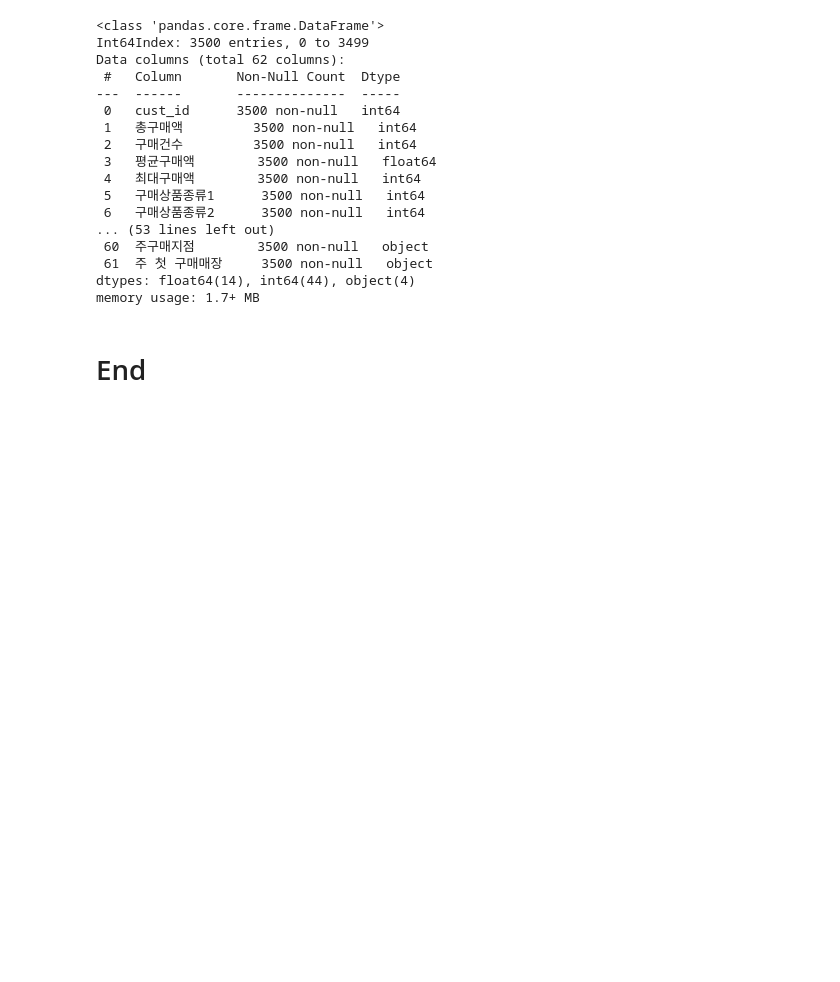
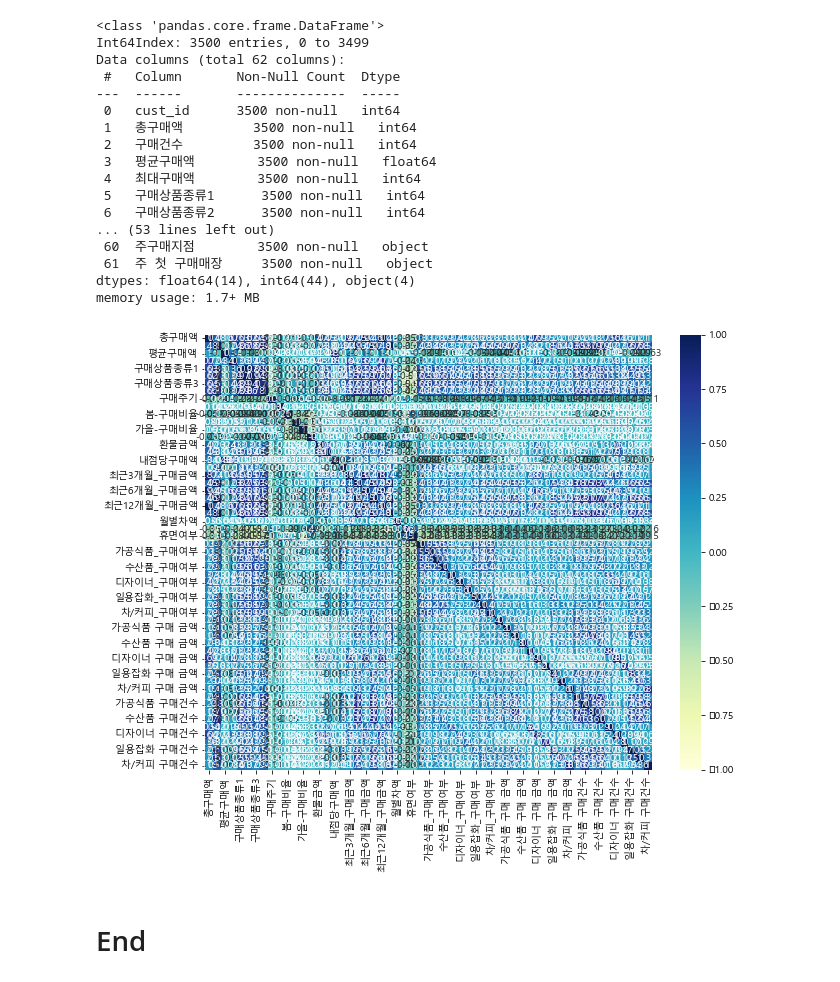
Before and after one commit to luckyspia/TIL, a Jupyter notebook: Machine_Learning/10.Practice_Part_2.ipynb, the cells around one changed output. Drawn from its saved outputs; the diff is of its cells as text; code cells hidden in the pictures; blank space fills up the shorter version.

```diff
--- a/Machine_Learning/10.Practice_Part_2.ipynb
+++ b/Machine_Learning/10.Practice_Part_2.ipynb
@@ -795,5 +795,13 @@ Data columns (total 62 columns):
  61  주 첫 구매매장     3500 non-null   object
 dtypes: float64(14), int64(44), object(4)
 memory usage: 1.7+ MB
+# %%
+# 상관계수(-1 ~ +1)를 통해 feature 간의 유사성을 파악
+plt.figure(figsize=(10,8))
+sns.heatmap(data.iloc[:,1:].corr(), annot=True, cmap="YlGnBu",
+            vmin=-1, vmax=1)
+plt.show()
+# %% [output]
+[figure, added]
 # %% [markdown]
 # End
```
